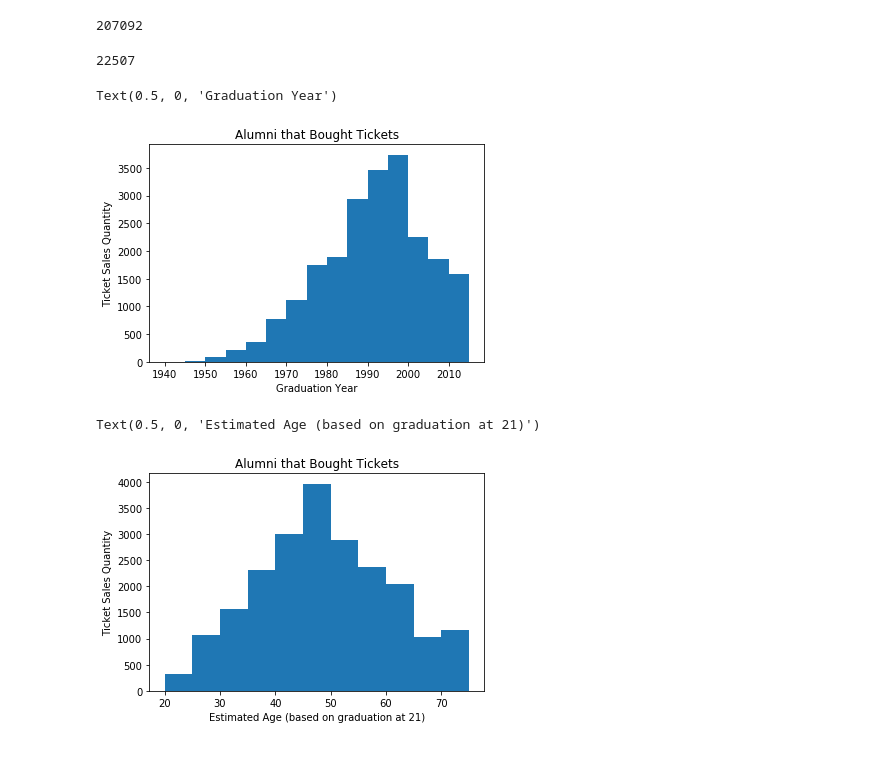
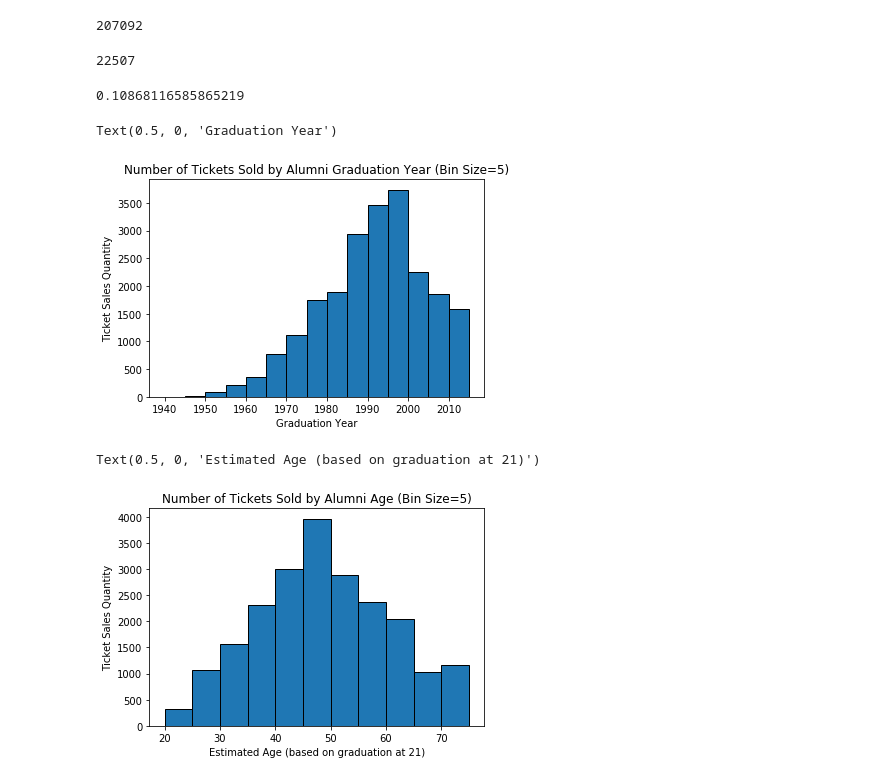
Before and after one commit to rohitmog/ctrl_alt_defeat, a Jupyter notebook: notebook/Kevin.ipynb, the cells around one changed output. Drawn from its saved outputs; the diff is of its cells as text; code cells hidden in the pictures.

Commit message:
Update Kevin notebook with new graphs

```diff
--- a/notebook/Kevin.ipynb
+++ b/notebook/Kevin.ipynb
@@ -37,39 +37,47 @@ for i, year in enumerate(merge['Primary Degree Class Year']):
         sales_graduation_years.append(int(year))
 
 # Number of alum tickets sold
-len(sales_graduation_years)
+print(len(sales_graduation_years))
+
+# Prop of tickets sold to alum
+len(sales_graduation_years) / total_tickets_sold
 # %% [output]
 22507
+0.10868116585865219
 # %%
 import matplotlib.pyplot as plt
 
-# Remove the one 0??
-while np.min(sales_graduation_years) == 0:
-    sales_graduation_years.remove(0)
+# Clean data, remove any years below 1900
+while np.min(sales_graduation_years) < 1900:
+    sales_graduation_years.remove(np.min(sales_graduation_years))
 
-bins = np.arange(1940,2020,5)
+BIN_SIZE = 5
+
+bins = np.arange(1940,2020,BIN_SIZE)
 
 # Look at alum that bought tickets based on grad year
-plt.hist(x=sales_graduation_years,bins=bins)
-plt.title('Alumni that Bought Tickets')
+plt.hist(x=sales_graduation_years, bins=bins, edgecolor='black')
+plt.title(f'Number of Tickets Sold by Alumni Graduation Year (Bin Size={BIN_SIZE})')
 plt.ylabel('Ticket Sales Quantity')
 plt.xlabel('Graduation Year')
 # plt.axis([1800, 2020, 0, 20000])
 # %% [output]
 Text(0.5, 0, 'Graduation Year')
-[figure, old version]
+[figure, new version]
 # %%
 # Estimate ages
 
-bins = np.arange(20, 80, 5)
+AGE_OF_GRAD = 21
+
+bins = np.arange(20, 80, BIN_SIZE)
 ages = []
 for year in sales_graduation_years:
-    ages.append(2020 - (year - 21))
+    ages.append(2020 - (year - AGE_OF_GRAD))
 
-plt.hist(x=ages,bins=bins)
-plt.title('Alumni that Bought Tickets')
+plt.hist(x=ages, bins=bins, edgecolor='black')
+plt.title(f'Number of Tickets Sold by Alumni Age (Bin Size={BIN_SIZE})')
 plt.ylabel('Ticket Sales Quantity')
 plt.xlabel('Estimated Age (based on graduation at 21)')
 # %% [output]
 Text(0.5, 0, 'Estimated Age (based on graduation at 21)')
-[figure, old version]
+[figure, new version]
```
Also changed, not shown: parts of 4 cells of this notebook.
